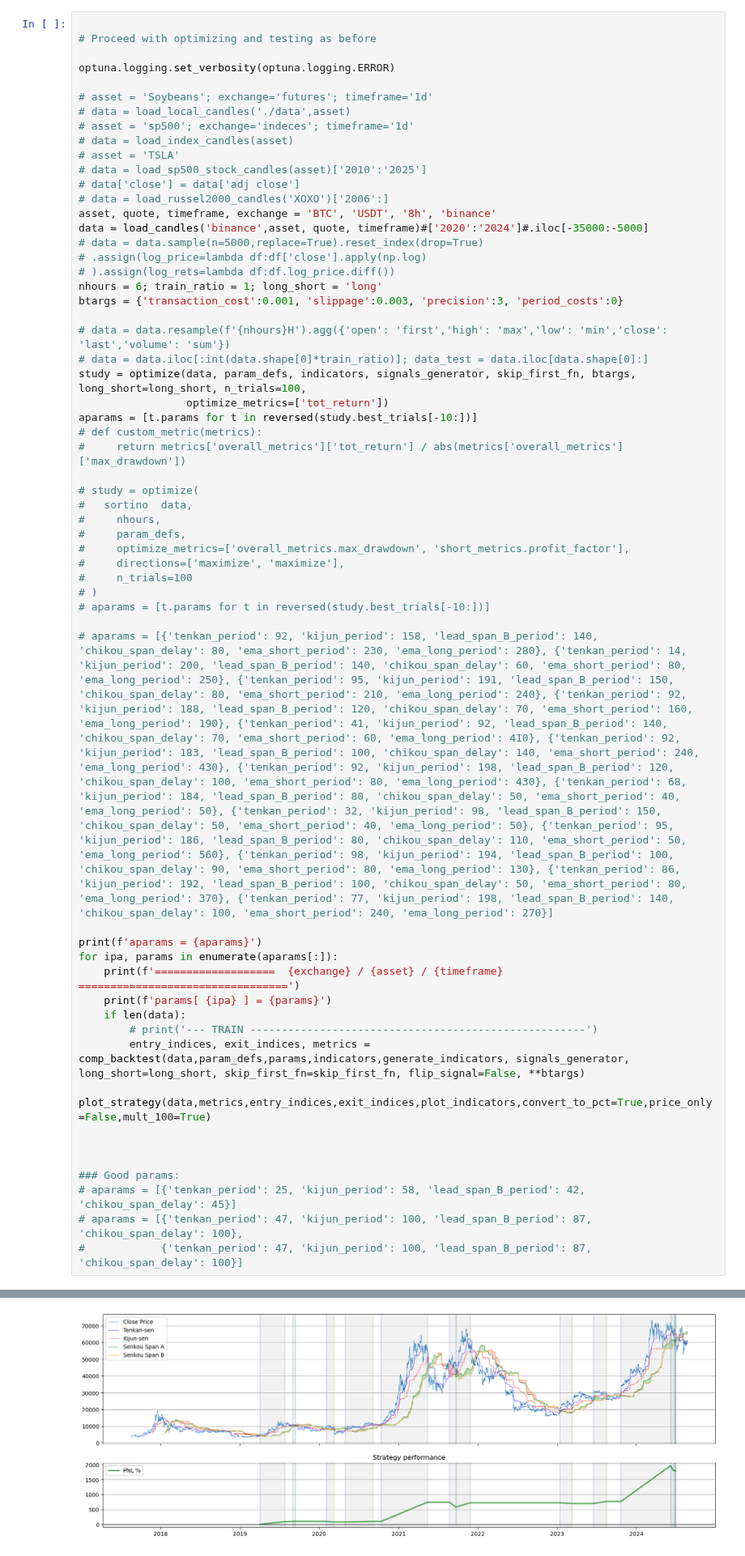
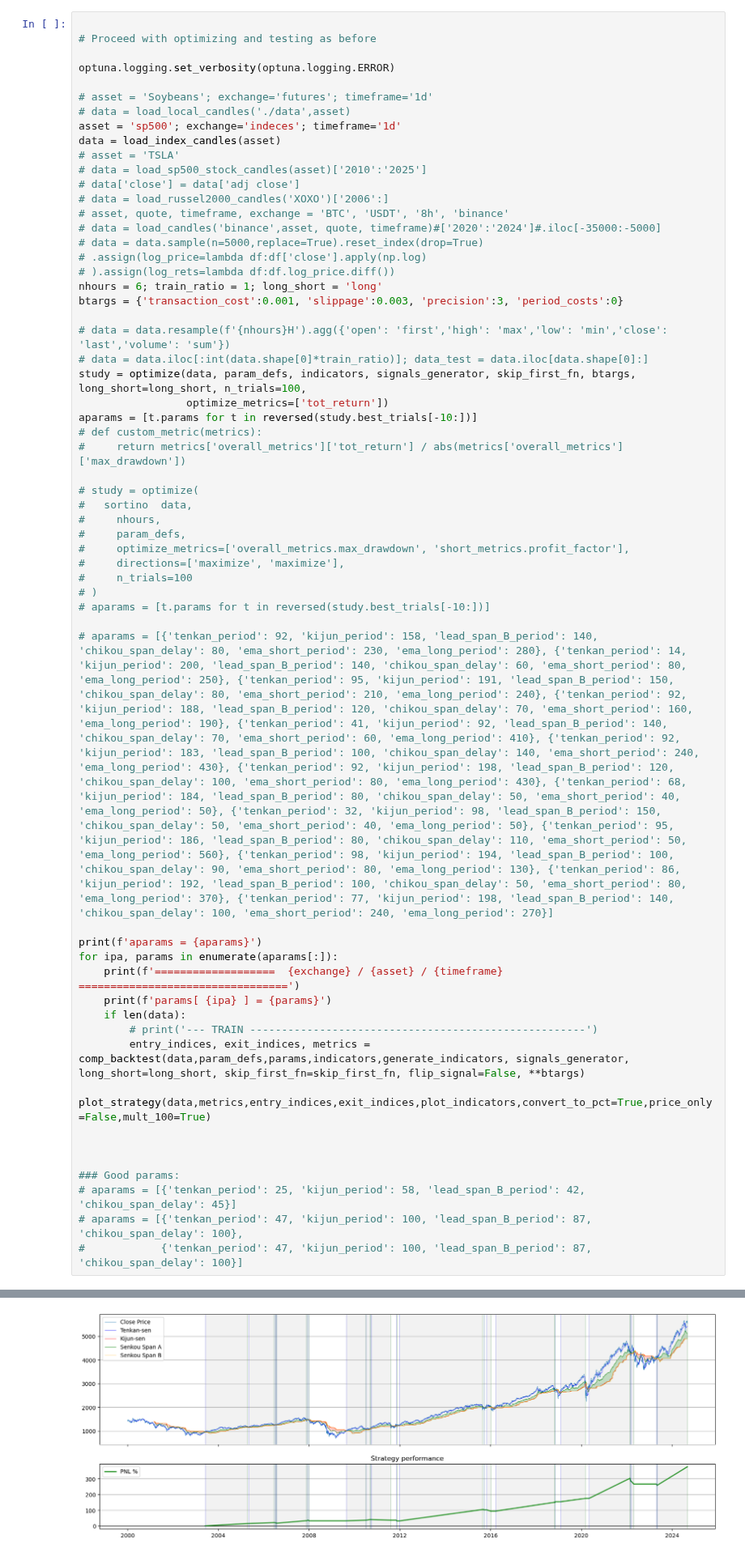
Before and after one commit to petarkabashki/pk-crypto-tools, a Jupyter notebook: 2024-research/Ichimoku.ipynb, the cells around one changed output, grey strips where cells are left out. Shown at 81% size. Saved outputs shown, nothing was run; the diff lists cells and outputs as text.

```diff
--- a/2024-research/Ichimoku.ipynb
+++ b/2024-research/Ichimoku.ipynb
@@ -220,14 +220,14 @@ optuna.logging.set_verbosity(optuna.logging.ERROR)
 
 # asset = 'Soybeans'; exchange='futures'; timeframe='1d'
 # data = load_local_candles('./data',asset)
-# asset = 'sp500'; exchange='indeces'; timeframe='1d'
-# data = load_index_candles(asset)
+asset = 'sp500'; exchange='indeces'; timeframe='1d'
+data = load_index_candles(asset)
 # asset = 'TSLA'
 # data = load_sp500_stock_candles(asset)['2010':'2025']
 # data['close'] = data['adj close']
 # data = load_russel2000_candles('XOXO')['2006':]
-asset, quote, timeframe, exchange = 'BTC', 'USDT', '8h', 'binance'
-data = load_candles('binance',asset, quote, timeframe)#['2020':'2024']#.iloc[-35000:-5000]
+# asset, quote, timeframe, exchange = 'BTC', 'USDT', '8h', 'binance'
+# data = load_candles('binance',asset, quote, timeframe)#['2020':'2024']#.iloc[-35000:-5000]
 # data = data.sample(n=5000,replace=True).reset_index(drop=True)
 # .assign(log_price=lambda df:df['close'].apply(np.log)
 # ).assign(log_rets=lambda df:df.log_price.diff())
@@ -293,4 +293,4 @@ Avg Drawdown              |           -5.06
-[figure, old version]
+[figure, new version]
 # %%
 generate_short_exit_signal(data, params).tail(20)
 # %%
```
Also changed, not shown: parts of 1 cell of this notebook, 5 other files.
